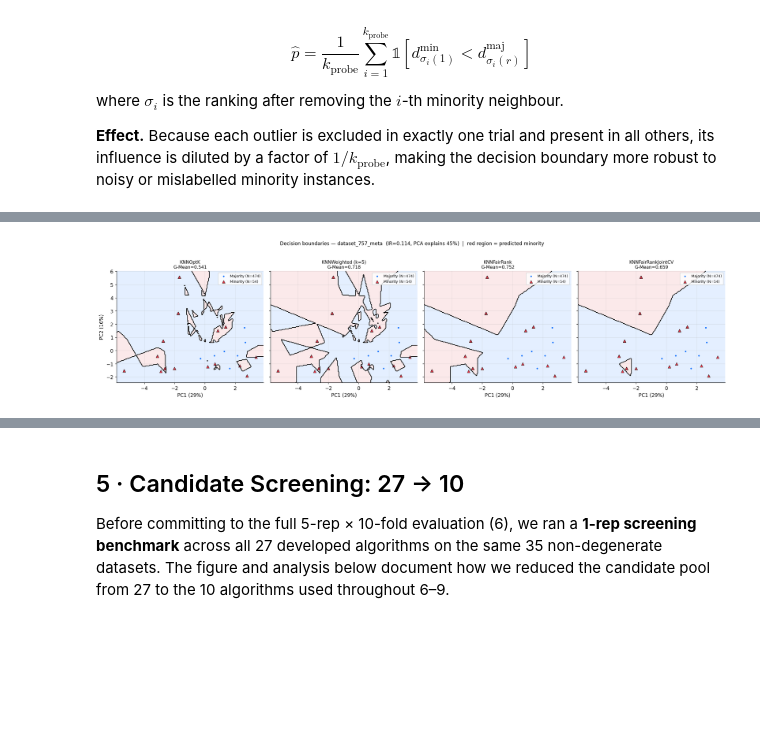
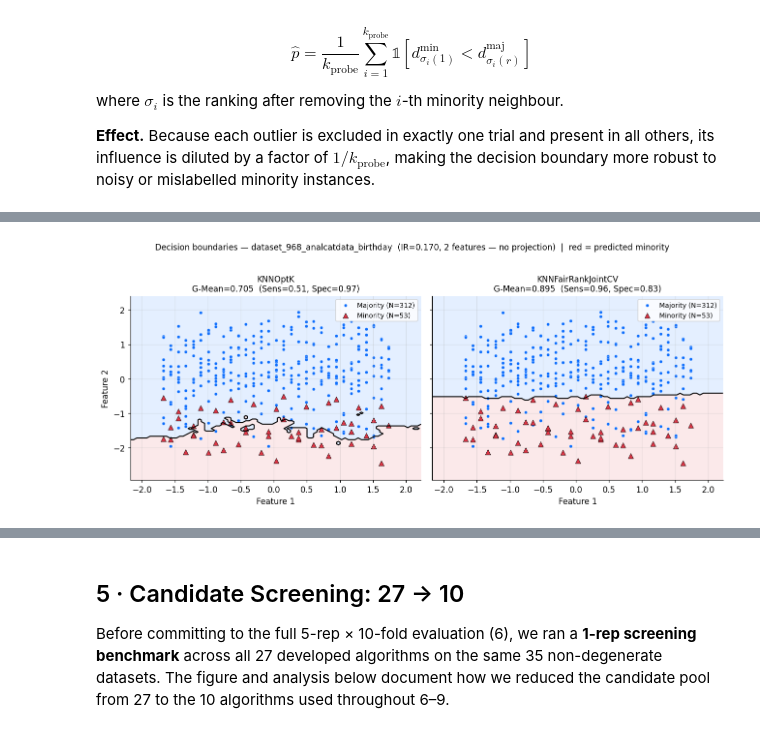
Before and after one commit to zepaulo333/knn_classimbalance, a Jupyter notebook: notebooks/entrega_final.ipynb, the cells around one changed output, grey strips where cells are left out. Saved outputs shown, nothing was run; the diff lists cells and outputs as text; code cells hidden in the pictures; blank space fills up the shorter version.

```diff
--- a/notebooks/entrega_final.ipynb
+++ b/notebooks/entrega_final.ipynb
@@ -452,80 +414,66 @@ Both classifiers are trained on the 2D projection.
 # %%
-# ── 2D decision boundary on dataset_757_meta (PCA-projected) ─────────────
-from sklearn.decomposition import PCA as _PCA_2d
-from sklearn.impute import SimpleImputer as _Imp_2d
+# ── 2D decision boundary: KNNOptK vs KNNFairRankJointCV ─────────────────
 from src.algorithms.baseline.knn_base import KNNOptK as _KNNOptK_2d
-from src.algorithms.baseline.knn_weighted import KNNWeighted as _KNNWeighted_2d
-from src.algorithms.fair_rank.core.knn_fair_rank import KNNFairRank as _KNNFairRank_2d
 from src.algorithms.fair_rank.ensemble.knn_fair_rank_joint_cv import KNNFairRankJointCV as _KNNFairRankJointCV_2d
 from src.evaluation.metrics import geometric_mean as _gmean_2d
 from src.data.preprocessing import binarise_labels as _bin_2d
+from sklearn.impute import SimpleImputer as _Imp_2d
 
-# Fixed dataset: best illustrates the bias correction (OptK ≈ 0.30 → FairRank ≈ 0.80)
-_FIXED_DS_NAME = 'dataset_757_meta'
+_FIXED_DS_NAME = "dataset_968_analcatdata_birthday"
 _best_ds = next((d for d in datasets if d.name == _FIXED_DS_NAME), None)
-assert _best_ds is not None, f"{_FIXED_DS_NAME} not found in datasets"
-_best_ir = _best_ds.imbalance_ratio
+assert _best_ds is not None, f"{_FIXED_DS_NAME} not found"
 
-print(f"Dataset: {_best_ds.name}  |  IR={_best_ir:.3f}  |  n={_best_ds.X.shape[0]}  |  features={_best_ds.X.shape[1]}")
-
-_Xi_2d  = _Imp_2d(strategy='median').fit_transform(_best_ds.X)
-_X_sc   = StandardScaler().fit_transform(_Xi_2d)
-_y_2d   = _bin_2d(_best_ds.y)
-_pca_2d = _PCA_2d(n_components=2).fit(_X_sc)
-_Xv_s   = _pca_2d.transform(_X_sc)
-_var_exp = _pca_2d.explained_variance_ratio_
-
+_Xi   = _Imp_2d(strategy="median").fit_transform(_best_ds.X)
+_Xs   = StandardScaler().fit_transform(_Xi)
+_y_2d = _bin_2d(_best_ds.y)
 _n_maj_v = int(np.sum(_y_2d == 0))
 _n_min_v = int(np.sum(_y_2d == 1))
 
-_clfs_2d = {
-    "KNNOptK":            _KNNOptK_2d(),
-    "KNNWeighted (k=5)":  _KNNWeighted_2d(k=5),
-    "KNNFairRank":        _KNNFairRank_2d(),
-    "KNNFairRankJointCV": _KNNFairRankJointCV_2d(),
-}
-for _c in _clfs_2d.values():
-    _c.fit(_Xv_s, _y_2d)
+print(f"Dataset : {_best_ds.name}")
+print(f"Samples : {len(_y_2d)}  |  Majority: {_n_maj_v}  |  Minority: {_n_min_v}")
+print(f"IR      : {_best_ds.imbalance_ratio:.3f}  |  Features: {_best_ds.X.shape[1]} (no projection needed)")
 
-_h = 0.05
-_xx, _yy = np.meshgrid(np.arange(_Xv_s[:,0].min()-0.5, _Xv_s[:,0].max()+0.5, _h),
-                       np.arange(_Xv_s[:,1].min()-0.5, _Xv_s[:,1].max()+0.5, _h))
+_clfs = {"KNNOptK": _KNNOptK_2d(), "KNNFairRankJointCV": _KNNFairRankJointCV_2d()}
+for clf in _clfs.values():
+    clf.fit(_Xs, _y_2d)
+
+_h  = 0.05
+_xx, _yy = np.meshgrid(
+    np.arange(_Xs[:,0].min()-0.5, _Xs[:,0].max()+0.5, _h),
+    np.arange(_Xs[:,1].min()-0.5, _Xs[:,1].max()+0.5, _h))
 _grid = np.c_[_xx.ravel(), _yy.ravel()]
 
-fig, axes = plt.subplots(1, 4, figsize=(20, 5), sharey=True)
-for ax, (name, clf) in zip(axes, _clfs_2d.items()):
+fig, axes = plt.subplots(1, 2, figsize=(12, 5), sharey=True)
+_feat_names = [f"Feature {i+1}" for i in range(2)]
+
+for ax, (name, clf) in zip(axes, _clfs.items()):
     _Z = clf.predict(_grid).reshape(_xx.shape)
     ax.contourf(_xx, _yy, _Z, levels=[-0.5, 0.5, 1.5],
                 colors=["#cfe2ff", "#f8d7da"], alpha=0.55)
     ax.contour(_xx, _yy, _Z, levels=[0.5], colors="black", linewidths=1.4)
-    ax.scatter(_Xv_s[_y_2d==0,0], _Xv_s[_y_2d==0,1], c="#0d6efd", s=14,
+    ax.scatter(_Xs[_y_2d==0,0], _Xs[_y_2d==0,1], c="#0d6efd", s=18,
                edgecolors="white", linewidths=0.3, label=f"Majority (N={_n_maj_v})")
-    ax.scatter(_Xv_s[_y_2d==1,0], _Xv_s[_y_2d==1,1], c="#dc3545", s=42,
+    ax.scatter(_Xs[_y_2d==1,0], _Xs[_y_2d==1,1], c="#dc3545", s=50,
                marker="^", edgecolors="black", linewidths=0.5,
                label=f"Minority (N={_n_min_v})")
-    _yp = clf.predict(_Xv_s)
+    _yp = clf.predict(_Xs)
     _gm = _gmean_2d(_y_2d, _yp)
-    ax.set_title(f"{name}\nG-Mean={_gm:.3f}", fontsize=10)
-    ax.set_xlabel(f"PC1 ({_var_exp[0]:.0%})")
-    ax.legend(loc="upper right", fontsize=8)
-
-axes[0].set_ylabel(f"PC2 ({_var_exp[1]:.0%})")
-plt.suptitle(
-    f"Decision boundaries — {_best_ds.name}  (IR={_best_ir:.3f}, "
-    f"PCA explains {_var_exp.sum():.0%})  |  red region = predicted minority",
-    fontsize=11, y=1.02)
-plt.tight_layout()
-plt.savefig("results/figures/decision_boundary_2d.png", bbox_inches="tight")
-plt.show()
-
-print(f"\n{'Algorithm':25s}  {'G-Mean':>8}  {'Sensitivity':>11}  {'Specificity':>11}")
-for name, clf in _clfs_2d.items():
-    _yp = clf.predict(_Xv_s)
     _tp = int(np.sum((_yp==1)&(_y_2d==1)))
     _fn = int(np.sum((_yp==0)&(_y_2d==1)))
     _tn = int(np.sum((_yp==0)&(_y_2d==0)))
     _fp = int(np.sum((_yp==1)&(_y_2d==0)))
     _sen = _tp/(_tp+_fn) if (_tp+_fn) else 0
     _spe = _tn/(_tn+_fp) if (_tn+_fp) else 0
-    print(f"  {name:25s}  {_gmean_2d(_y_2d,_yp):8.4f}  {_sen:11.4f}  {_spe:11.4f}")
+    ax.set_title(f"{name}\nG-Mean={_gm:.3f}  (Sens={_sen:.2f}, Spec={_spe:.2f})", fontsize=11)
+    ax.set_xlabel(_feat_names[0])
+    ax.legend(loc="upper right", fontsize=9)
+
+axes[0].set_ylabel(_feat_names[1])
+plt.suptitle(
+    f"Decision boundaries — {_FIXED_DS_NAME}  "
+    f"(IR={_best_ds.imbalance_ratio:.3f}, 2 features — no projection)  |  red = predicted minority",
+    fontsize=11, y=1.02)
+plt.tight_layout()
+plt.savefig("results/figures/decision_boundary_2d.png", bbox_inches="tight")
+plt.show()
 # %% [output]
@@ -533 +483 @@ Dataset: dataset_757_meta  |  IR=0.114  |  n=528  |  features=19
-[figure, old version]
+[figure, new version]
```
Also changed, not shown: parts of 8 cells of this notebook, 1 other file.
